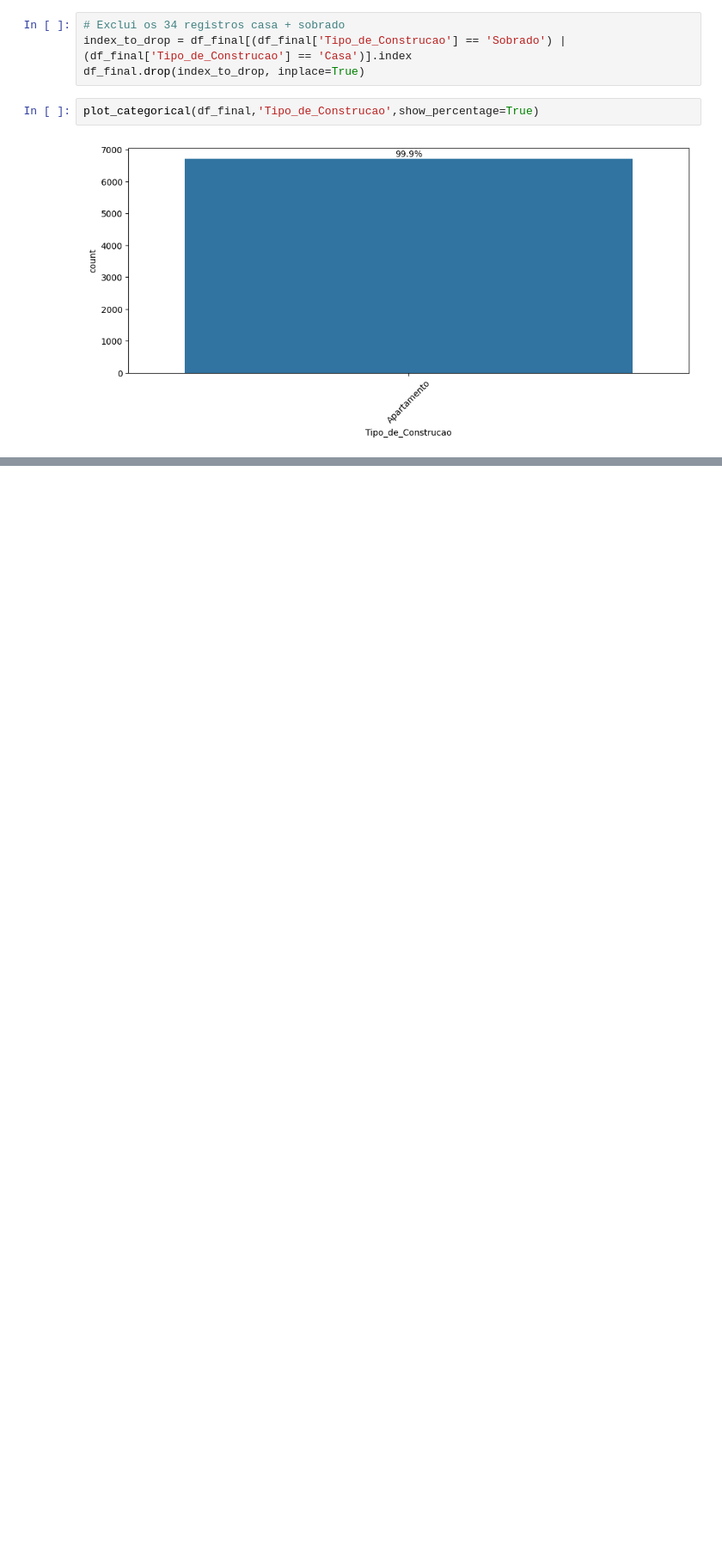
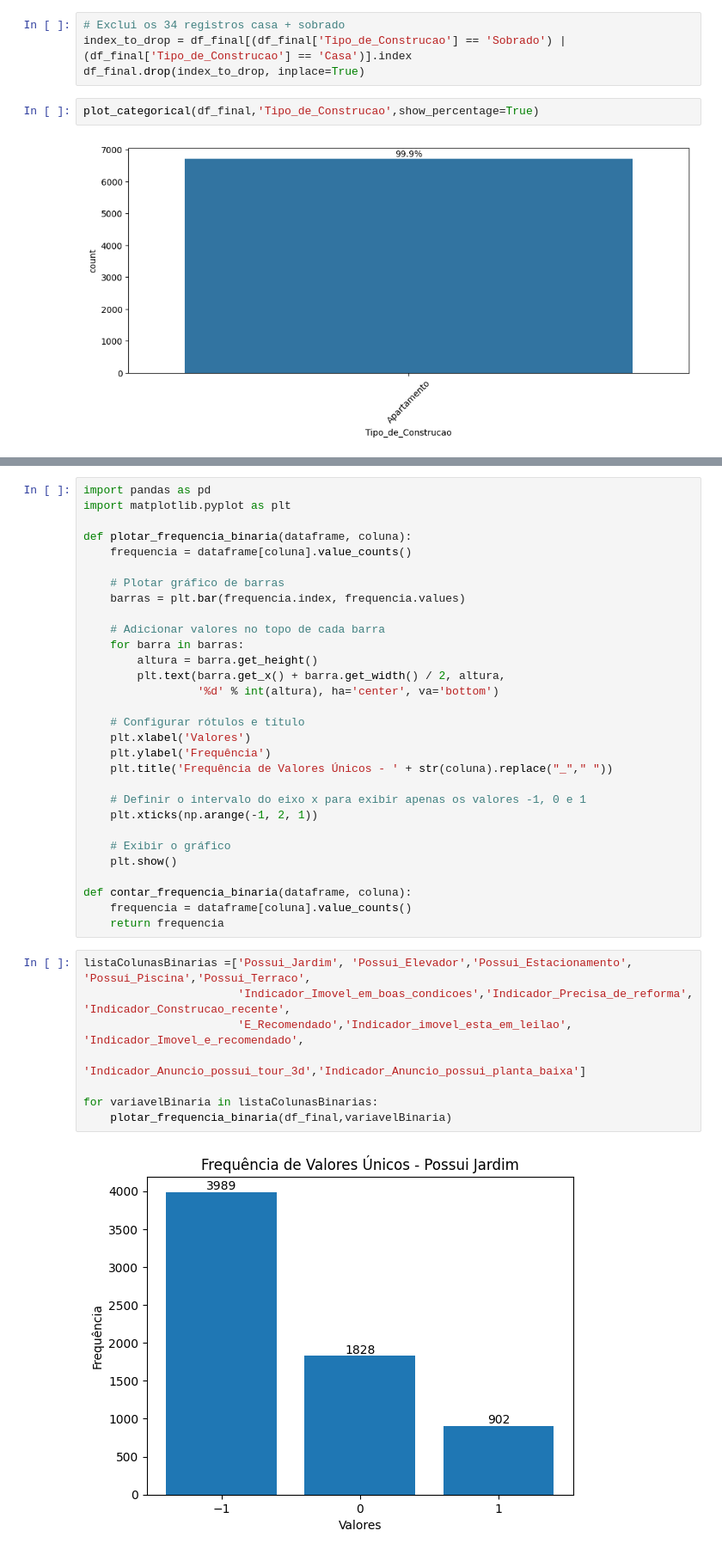
Before and after one commit to johnosd/MPAlugueisLisboa, a Jupyter notebook: src/Notebooks/8 - AnaliseExploratoria.ipynb, the cells around one changed output, grey strips where cells are left out. Shown at 86% size. Drawn from its saved outputs; the diff is of its cells as text; blank space fills up the shorter version.

```diff
--- a/src/Notebooks/8 - AnaliseExploratoria.ipynb
+++ b/src/Notebooks/8 - AnaliseExploratoria.ipynb
@@ -265,0 +272,40 @@ index_drop_sobrado.shape[0]
+# %%
+import pandas as pd
+import matplotlib.pyplot as plt
+
+def plotar_frequencia_binaria(dataframe, coluna):
+    frequencia = dataframe[coluna].value_counts()
+
+    # Plotar gráfico de barras
+    barras = plt.bar(frequencia.index, frequencia.values)
+
+    # Adicionar valores no topo de cada barra
+    for barra in barras:
+        altura = barra.get_height()
+        plt.text(barra.get_x() + barra.get_width() / 2, altura,
+                 '%d' % int(altura), ha='center', va='bottom')
+
+    # Configurar rótulos e título
+    plt.xlabel('Valores')
+    plt.ylabel('Frequência')
+    plt.title('Frequência de Valores Únicos - ' + str(coluna).replace("_"," "))
+
+    # Definir o intervalo do eixo x para exibir apenas os valores -1, 0 e 1
+    plt.xticks(np.arange(-1, 2, 1))
+
+    # Exibir o gráfico
+    plt.show()
+
+def contar_frequencia_binaria(dataframe, coluna):
+    frequencia = dataframe[coluna].value_counts()
+    return frequencia
+# %%
+listaColunasBinarias =['Possui_Jardim', 'Possui_Elevador','Possui_Estacionamento', 'Possui_Piscina','Possui_Terraco',
+                       'Indicador_Imovel_em_boas_condicoes','Indicador_Precisa_de_reforma', 'Indicador_Construcao_recente',
+                       'E_Recomendado','Indicador_imovel_esta_em_leilao', 'Indicador_Imovel_e_recomendado',
+                       'Indicador_Anuncio_possui_tour_3d','Indicador_Anuncio_possui_planta_baixa']
+
+for variavelBinaria in listaColunasBinarias:
+    plotar_frequencia_binaria(df_final,variavelBinaria)
+# %% [output]
+[figure, added]
```
Also changed, not shown: parts of 20 cells of this notebook, 1 other file.
